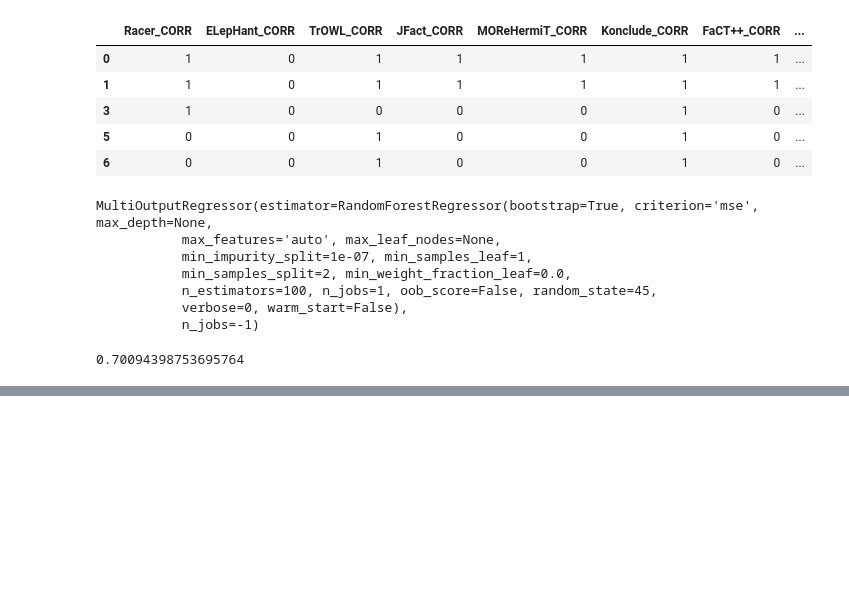
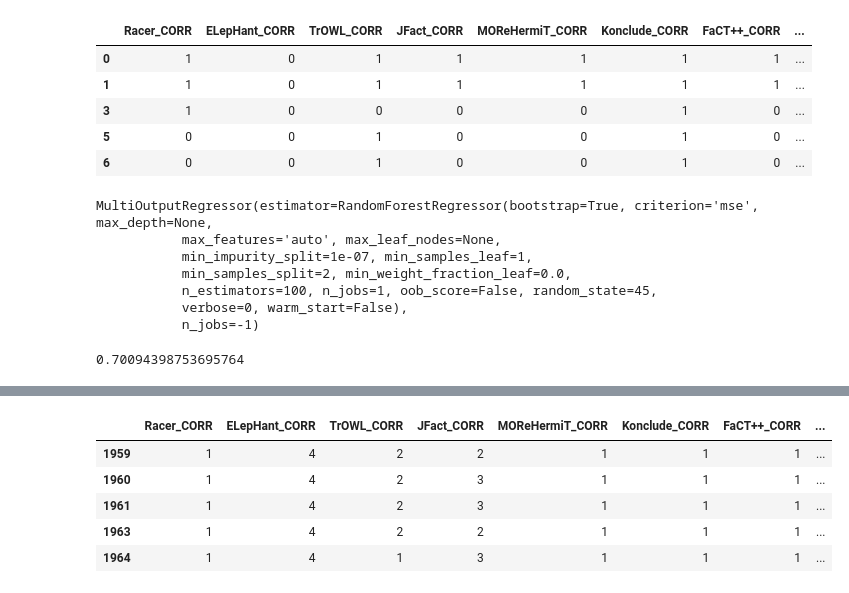
Before and after one commit to hemantnyadav/MultiCriterialRanking, a Jupyter notebook: Multi Criteria Ranking.ipynb, the cells around one changed output, grey strips where cells are left out. Saved outputs shown, nothing was run; the diff lists cells and outputs as text; code cells hidden in the pictures; blank space fills up the shorter version.

```diff
--- a/Multi Criteria Ranking.ipynb
+++ b/Multi Criteria Ranking.ipynb
@@ -139,0 +151,27 @@ timerank_vector.head()
+# %%
+# Select data
+
+Train_Targets_c2 = Train[filter(lambda x: (x.endswith('CORR')) , Train.columns.tolist())]
+Test_Targets_c2 = Test[filter(lambda x: (x.endswith('CORR')) , Test.columns.tolist())]
+
+#print(Train_Targets_c2.tail())
+
+for t in Test_Targets_c.columns.tolist():
+    Test_Targets_c2.loc[Test_Targets_c2[t] == 'Correct', t] = 1
+    Test_Targets_c2.loc[Test_Targets_c2[t] == 'Unexpected', t] = 2
+    Test_Targets_c2.loc[Test_Targets_c2[t] == 'Timeout', t] = 3
+    Test_Targets_c2.loc[Test_Targets_c2[t] == 'Exec_err', t] = 4
+
+    Train_Targets_c2.loc[Train_Targets_c2[t] == 'Correct', t] = 1
+    Train_Targets_c2.loc[Train_Targets_c2[t] == 'Unexpected', t] = 2
+    Train_Targets_c2.loc[Train_Targets_c2[t] == 'Timeout', t] = 3
+    Train_Targets_c2.loc[Train_Targets_c2[t] == 'Exec_err', t] = 4
+
+Train_Targets_c2.tail()
+# %% [output]
+|  | Racer_CORR | ELepHant_CORR | TrOWL_CORR | JFact_CORR | MOReHermiT_CORR | Konclude_CORR | FaCT++_CORR | ... |
+| 1959 | 1 | 4 | 2 | 2 | 1 | 1 | 1 | ... |
+| 1960 | 1 | 4 | 2 | 3 | 1 | 1 | 1 | ... |
+| 1961 | 1 | 4 | 2 | 3 | 1 | 1 | 1 | ... |
+| 1963 | 1 | 4 | 2 | 2 | 1 | 1 | 1 | ... |
+| 1964 | 1 | 4 | 1 | 3 | 1 | 1 | 1 | ... |
```
Also changed, not shown: parts of 7 cells of this notebook.
